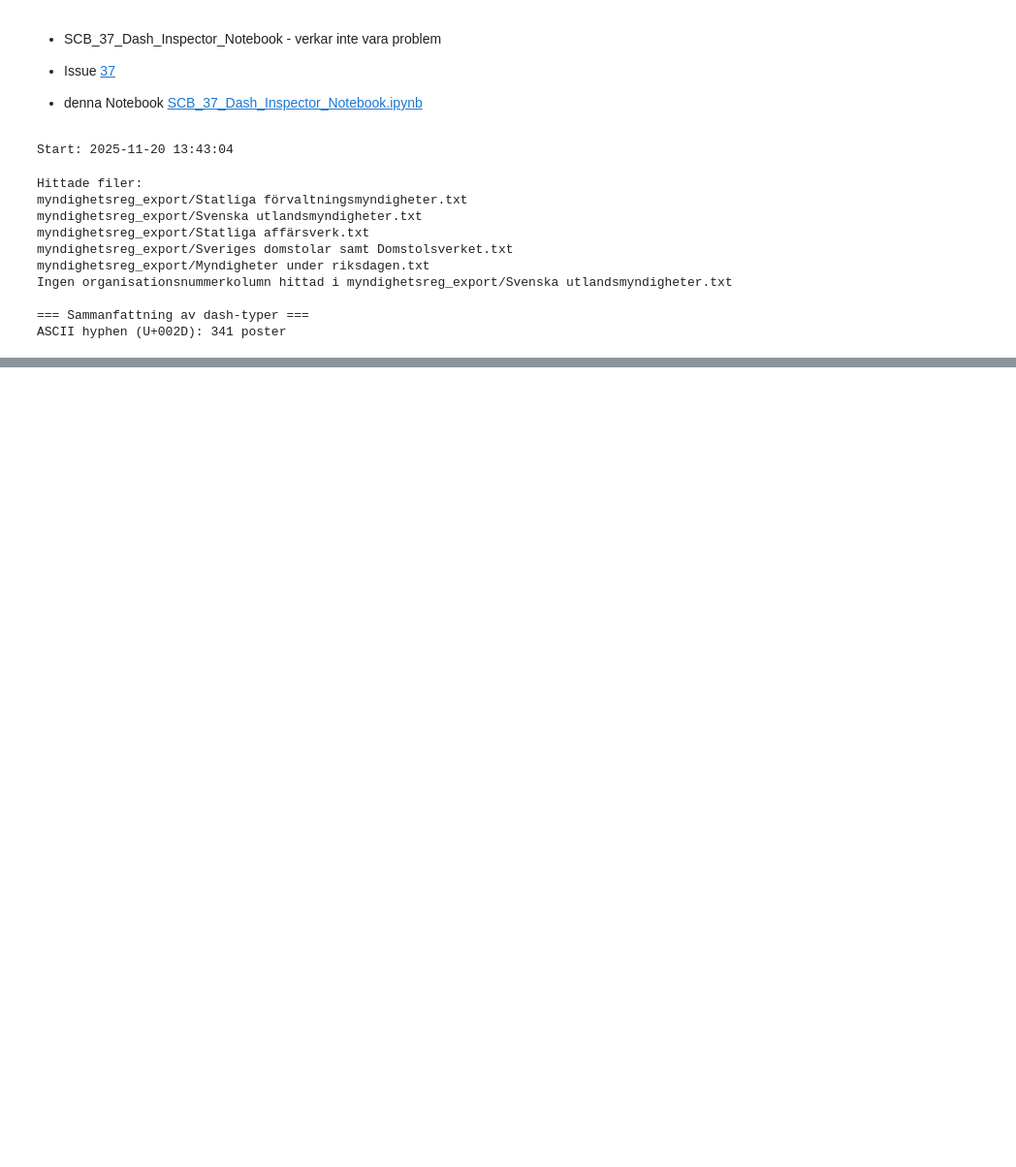
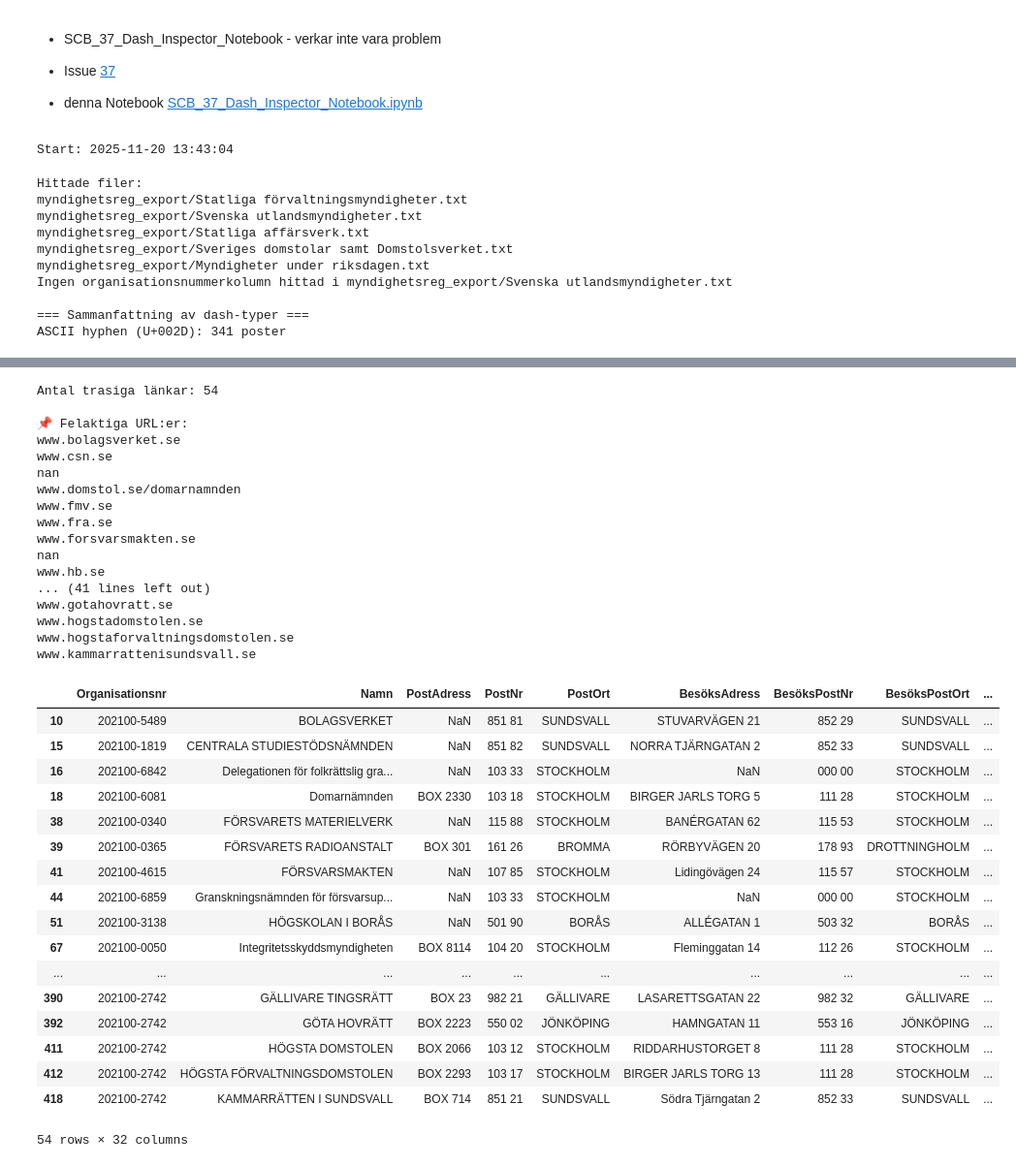
Before and after one commit to salgo60/SCB-Wikidata, a Jupyter notebook: notebook/SCB_37_Dash_Inspector_Notebook.ipynb, the cells around one changed output, grey strips where cells are left out. Shown at 97% size. Cells and saved outputs as stored; diff of their text form; code cells hidden in the pictures; blank space fills up the shorter version.

```diff
--- a/notebook/SCB_37_Dash_Inspector_Notebook.ipynb
+++ b/notebook/SCB_37_Dash_Inspector_Notebook.ipynb
@@ -107,3 +134,72 @@ ASCII hyphen (U+002D): 341 poster
+# %%
+import pandas as pd
+import requests
+from tqdm.notebook import tqdm
+
+tqdm.pandas()   # aktiverar progress_apply()
+
+def check_url(url):
+    """Returnera HTTP-statuskod (eller None) och OK/Fail."""
+    try:
+        checkurl = "http://" + url.lstrip("/")
+        r = requests.head(checkurl, allow_redirects=True, timeout=5)
+        return r.status_code, (r.status_code < 400)
+    except Exception:
+        return None, False
+
+# Progressbar visas automatiskt
+merged["HTTP_Status"], merged["URL_OK"] = zip(*merged["Webbadress"].progress_apply(check_url))
+
+# Filtrera trasiga länkar
+broken = merged[~merged["URL_OK"]]
+
+print("Antal trasiga länkar:", len(broken))
+
+# Lista trasiga url:er
+print("\n📌 Felaktiga URL:er:")
+for url in broken["Webbadress"]:
+    print(url)
+
+# Spara rapport
+broken.to_csv("trasiga_webbadresser.csv", index=False)
+
+display(broken)
+# %% [output]
+Antal trasiga länkar: 54
+
+📌 Felaktiga URL:er:
+www.bolagsverket.se
+www.csn.se
+nan
+www.domstol.se/domarnamnden
+www.fmv.se
+www.fra.se
+www.forsvarsmakten.se
+nan
+www.hb.se
+... (41 lines left out)
+www.gotahovratt.se
+www.hogstadomstolen.se
+www.hogstaforvaltningsdomstolen.se
+www.kammarrattenisundsvall.se
+|  | Organisationsnr | Namn | PostAdress | PostNr | PostOrt | BesöksAdress | BesöksPostNr | BesöksPostOrt | ... |
+| 10 | 202100-5489 | BOLAGSVERKET | NaN | 851 81 | SUNDSVALL | STUVARVÄGEN 21 | 852 29 | SUNDSVALL | ... |
+| 15 | 202100-1819 | CENTRALA STUDIESTÖDSNÄMNDEN | NaN | 851 82 | SUNDSVALL | NORRA TJÄRNGATAN 2 | 852 33 | SUNDSVALL | ... |
+| 16 | 202100-6842 | Delegationen för folkrättslig gra... | NaN | 103 33 | STOCKHOLM | NaN | 000 00 | STOCKHOLM | ... |
+| 18 | 202100-6081 | Domarnämnden | BOX 2330 | 103 18 | STOCKHOLM | BIRGER JARLS TORG 5 | 111 28 | STOCKHOLM | ... |
+| 38 | 202100-0340 | FÖRSVARETS MATERIELVERK | NaN | 115 88 | STOCKHOLM | BANÉRGATAN 62 | 115 53 | STOCKHOLM | ... |
+| 39 | 202100-0365 | FÖRSVARETS RADIOANSTALT | BOX 301 | 161 26 | BROMMA | RÖRBYVÄGEN 20 | 178 93 | DROTTNINGHOLM | ... |
+| 41 | 202100-4615 | FÖRSVARSMAKTEN | NaN | 107 85 | STOCKHOLM | Lidingövägen 24 | 115 57 | STOCKHOLM | ... |
+| 44 | 202100-6859 | Granskningsnämnden för försvarsup... | NaN | 103 33 | STOCKHOLM | NaN | 000 00 | STOCKHOLM | ... |
+| 51 | 202100-3138 | HÖGSKOLAN I BORÅS | NaN | 501 90 | BORÅS | ALLÉGATAN 1 | 503 32 | BORÅS | ... |
+| 67 | 202100-0050 | Integritetsskyddsmyndigheten | BOX 8114 | 104 20 | STOCKHOLM | Fleminggatan 14 | 112 26 | STOCKHOLM | ... |
+| ... | ... | ... | ... | ... | ... | ... | ... | ... | ... |
+| 390 | 202100-2742 | GÄLLIVARE TINGSRÄTT | BOX 23 | 982 21 | GÄLLIVARE | LASARETTSGATAN 22 | 982 32 | GÄLLIVARE | ... |
+| 392 | 202100-2742 | GÖTA HOVRÄTT | BOX 2223 | 550 02 | JÖNKÖPING | HAMNGATAN 11 | 553 16 | JÖNKÖPING | ... |
+| 411 | 202100-2742 | HÖGSTA DOMSTOLEN | BOX 2066 | 103 12 | STOCKHOLM | RIDDARHUSTORGET 8 | 111 28 | STOCKHOLM | ... |
+| 412 | 202100-2742 | HÖGSTA FÖRVALTNINGSDOMSTOLEN | BOX 2293 | 103 17 | STOCKHOLM | BIRGER JARLS TORG 13 | 111 28 | STOCKHOLM | ... |
+| 418 | 202100-2742 | KAMMARRÄTTEN I SUNDSVALL | BOX 714 | 851 21 | SUNDSVALL | Södra Tjärngatan 2 | 852 33 | SUNDSVALL | ... |
+54 rows × 32 columns
 # %%
  # End timer and calculate duration
 end_time = time.time()
```
Also changed, not shown: parts of 3 cells of this notebook, 8 other files.
